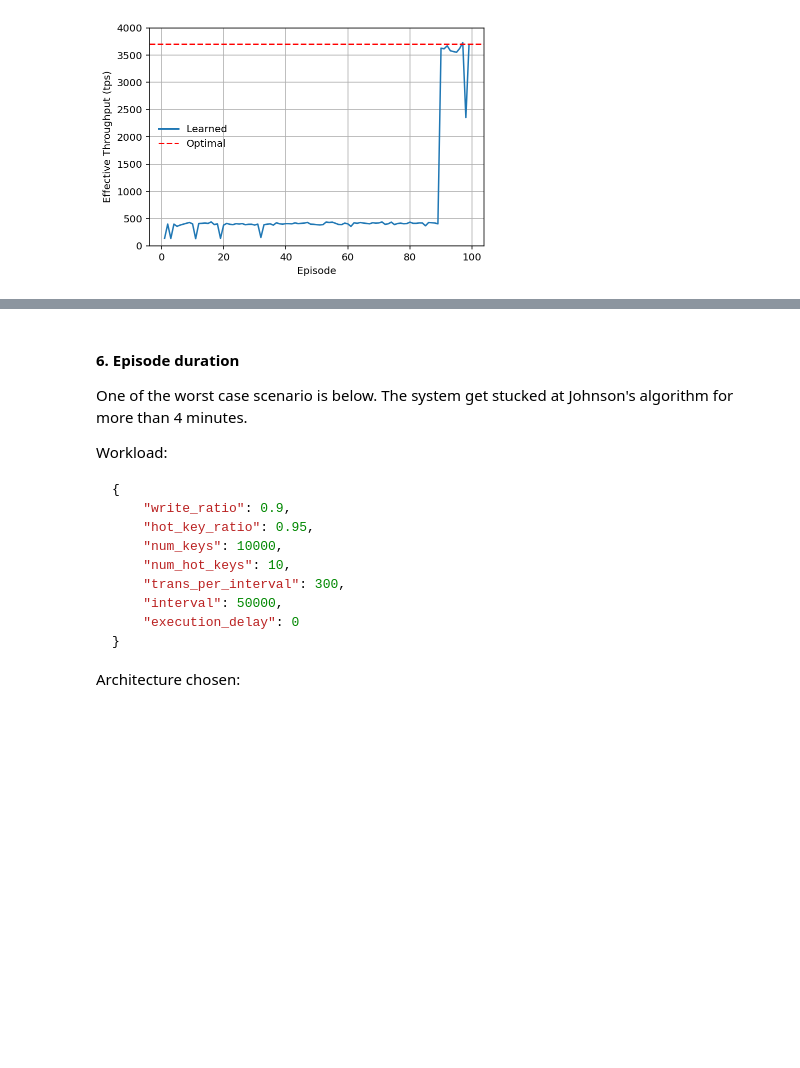
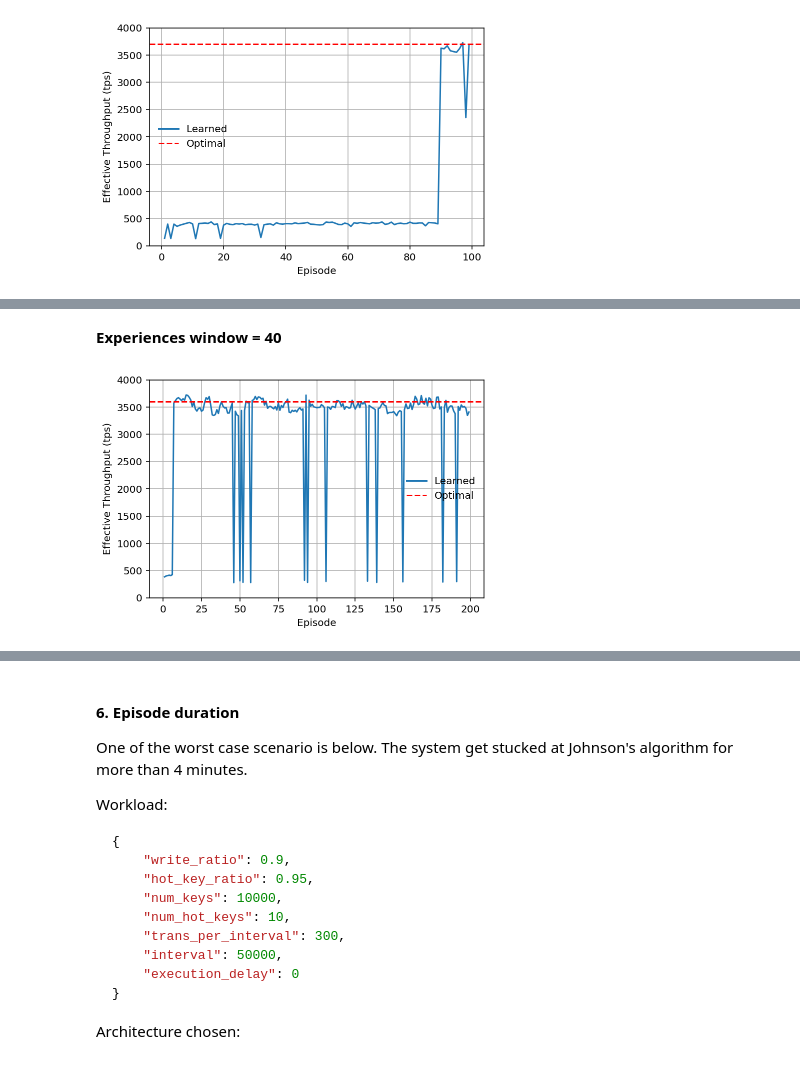
Before and after one commit to chenyuanwu/AdaChain, a Jupyter notebook: src/learning/visualization.ipynb, the cells around one changed output, grey strips where cells are left out. Saved outputs shown, nothing was run; the diff lists cells and outputs as text; code cells hidden in the pictures; blank space fills up the shorter version.

```diff
--- a/src/learning/visualization.ipynb
+++ b/src/learning/visualization.ipynb
@@ -113,0 +134,6 @@ exp1_plot_throughput('ts_episode_100_7.csv', 4000, 3700)
+# %% [markdown]
+**Experiences window = 40**
+# %%
+exp1_plot_throughput('ts_episode_200_1.csv', 4000, 3600)
+# %% [output]
+[figure, added]
```
Also changed, not shown: parts of 14 cells of this notebook, 9 other files.
